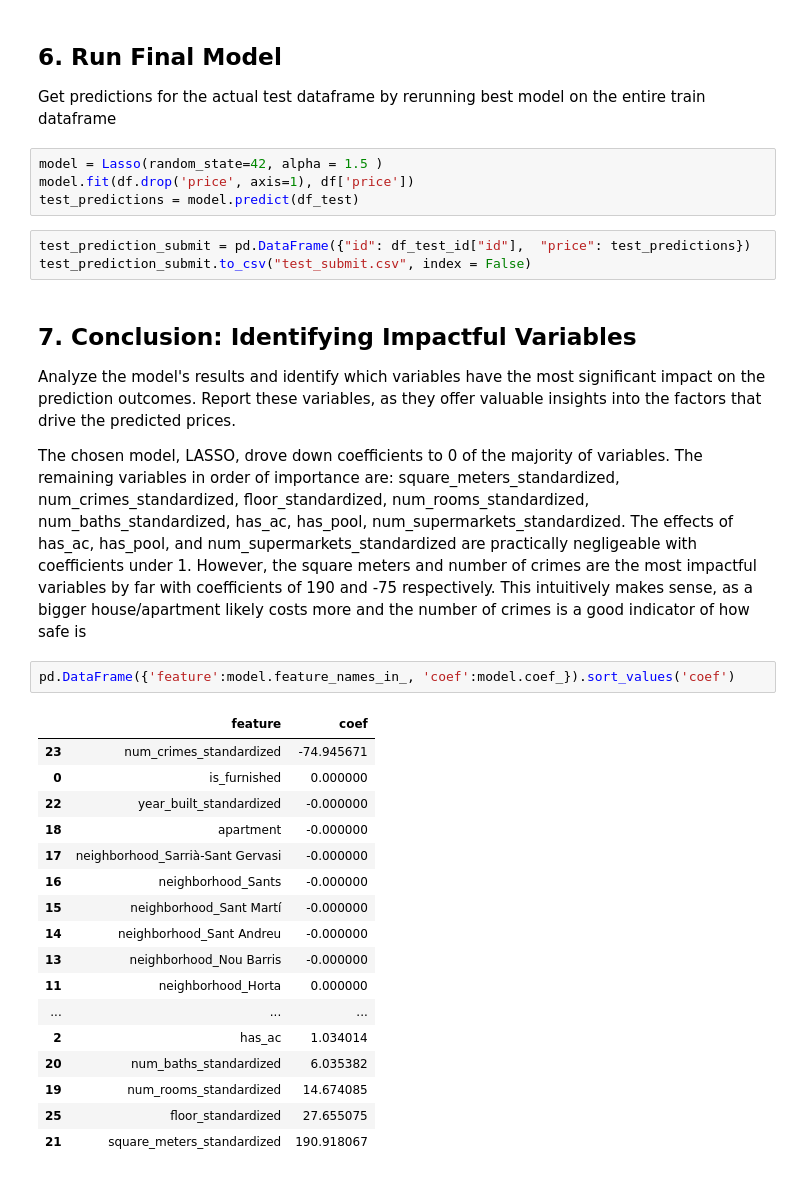
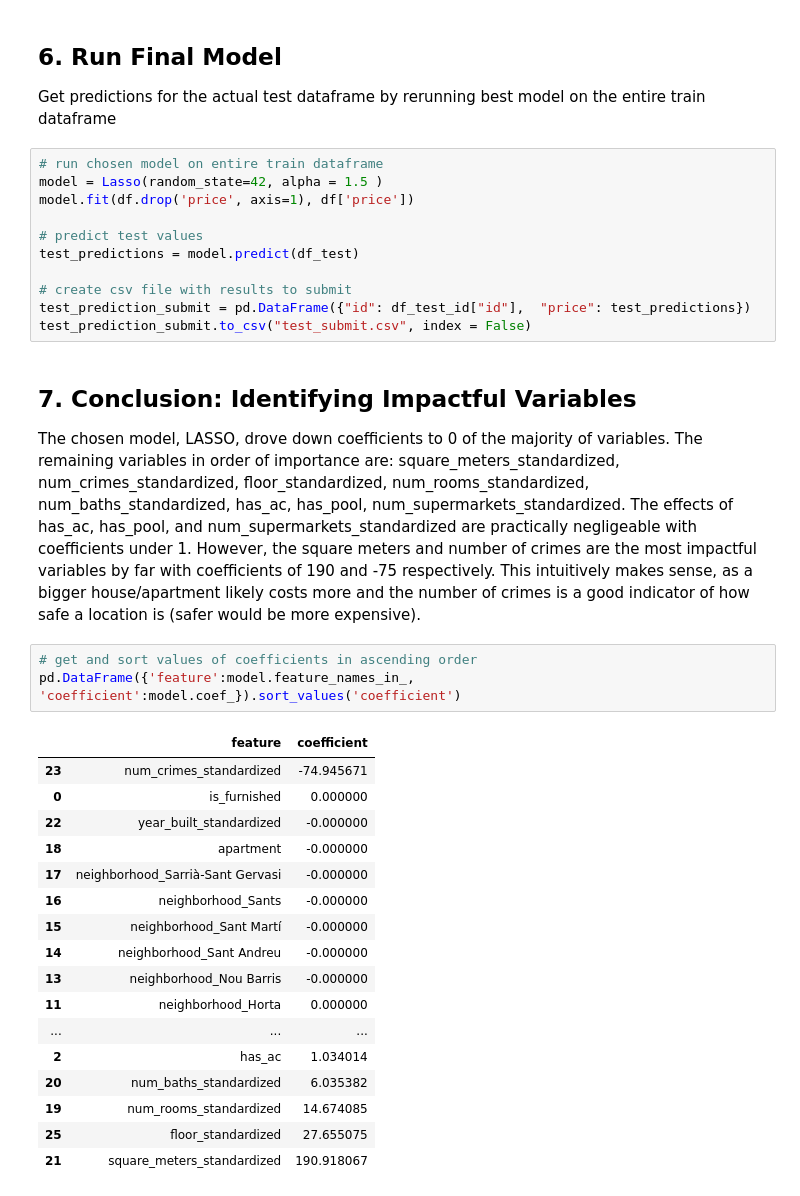
Before and after one commit to TatianaBakwenye/Barcelona-prices, a Jupyter notebook: Barcelona_Prices_Eixample.ipynb, the cells around one changed output. Drawn from its saved outputs; the diff is of its cells as text.

```diff
--- a/Barcelona_Prices_Eixample.ipynb
+++ b/Barcelona_Prices_Eixample.ipynb
@@ -574,22 +572,25 @@ Train R^2: 0.605 Test R^2: 0.589
 
 Get predictions for the actual test dataframe by rerunning best model on the entire train dataframe
 # %%
+# run chosen model on entire train dataframe
 model = Lasso(random_state=42, alpha = 1.5 )
 model.fit(df.drop('price', axis=1), df['price'])
+
+# predict test values
 test_predictions = model.predict(df_test)
+
+# create csv file with results to submit
+test_prediction_submit = pd.DataFrame({"id": df_test_id["id"],  "price": test_predictions})
+test_prediction_submit.to_csv("test_submit.csv", index = False)
-# %%
-test_prediction_submit = pd.DataFrame({"id": df_test_id["id"],  "price": test_predictions})
-test_prediction_submit.to_csv("test_submit.csv", index = False)
 # %% [markdown]
 ## 7. Conclusion: Identifying Impactful Variables
 
-Analyze the model's results and identify which variables have the most significant impact on the prediction outcomes. Report these variables, as they offer valuable insights into the factors that drive the predicted prices.
-
-The chosen model, LASSO, drove down coefficients to 0 of the majority of variables. The remaining variables in order of importance are: square_meters_standardized, num_crimes_standardized, floor_standardized, num_rooms_standardized, num_baths_standardized, has_ac, has_pool, num_supermarkets_standardized. The effects of has_ac, has_pool, and num_supermarkets_standardized are practically negligeable with coefficients under 1. However, the square meters and number of crimes are the most impactful variables by far with coefficients of 190 and -75 respectively. This intuitively makes sense, as a bigger house/apartment likely costs more and the number of crimes is a good indicator of how safe is
+The chosen model, LASSO, drove down coefficients to 0 of the majority of variables. The remaining variables in order of importance are: square_meters_standardized, num_crimes_standardized, floor_standardized, num_rooms_standardized, num_baths_standardized, has_ac, has_pool, num_supermarkets_standardized. The effects of has_ac, has_pool, and num_supermarkets_standardized are practically negligeable with coefficients under 1. However, the square meters and number of crimes are the most impactful variables by far with coefficients of 190 and -75 respectively. This intuitively makes sense, as a bigger house/apartment likely costs more and the number of crimes is a good indicator of how safe a location is (safer would be more expensive).
 # %%
-pd.DataFrame({'feature':model.feature_names_in_, 'coef':model.coef_}).sort_values('coef')
+# get and sort values of coefficients in ascending order
+pd.DataFrame({'feature':model.feature_names_in_, 'coefficient':model.coef_}).sort_values('coefficient')
 # %% [output]
-|  | feature | coef |
+|  | feature | coefficient |
 | 23 | num_crimes_standardized | -74.945671 |
 | 0 | is_furnished | 0.000000 |
 | 22 | year_built_standardized | -0.000000 |
```
Also changed, not shown: parts of 2 cells of this notebook, 1 other file.
